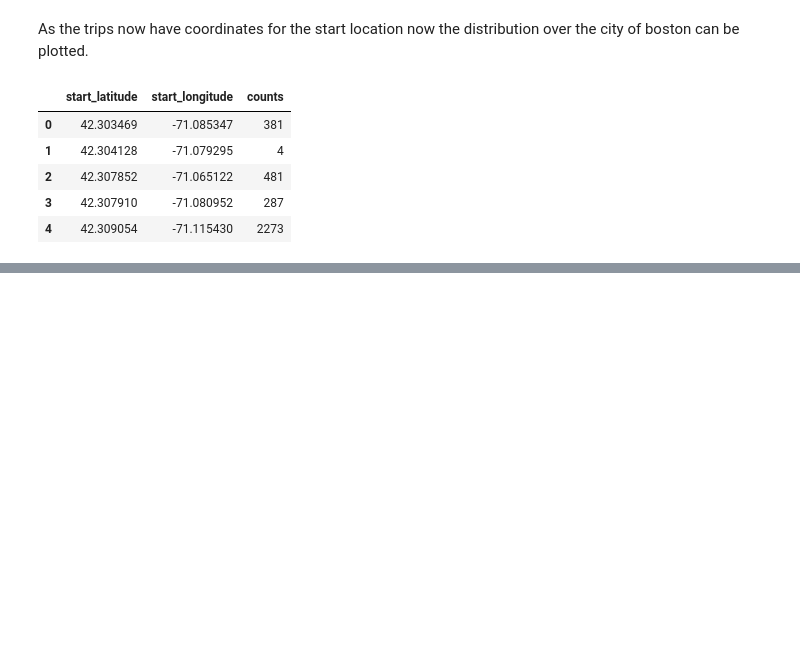
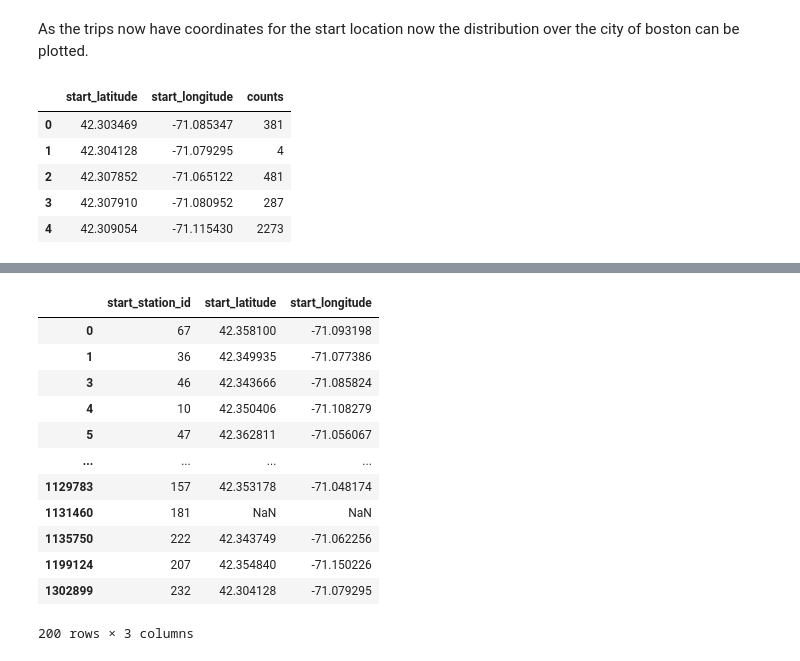
Before and after one commit to NinoVo931/AA_Project, a Jupyter notebook: Station_Cleaning.ipynb, the cells around one changed output, grey strips where cells are left out. Cells and saved outputs as stored; diff of their text form; code cells hidden in the pictures; blank space fills up the shorter version.

```diff
--- a/Station_Cleaning.ipynb
+++ b/Station_Cleaning.ipynb
@@ -295,0 +295,18 @@ colors = [
+# %%
+clusterStationInfo = df_Trips_Start_Coord[['start_station_id', 'start_latitude', 'start_longitude']].drop_duplicates()
+
+clusterStationInfo
+# %% [output]
+|  | start_station_id | start_latitude | start_longitude |
+| 0 | 67 | 42.358100 | -71.093198 |
+| 1 | 36 | 42.349935 | -71.077386 |
+| 3 | 46 | 42.343666 | -71.085824 |
+| 4 | 10 | 42.350406 | -71.108279 |
+| 5 | 47 | 42.362811 | -71.056067 |
+| ... | ... | ... | ... |
+| 1129783 | 157 | 42.353178 | -71.048174 |
+| 1131460 | 181 | NaN | NaN |
+| 1135750 | 222 | 42.343749 | -71.062256 |
+| 1199124 | 207 | 42.354840 | -71.150226 |
+| 1302899 | 232 | 42.304128 | -71.079295 |
+200 rows × 3 columns
```
Also changed, not shown: parts of 9 cells of this notebook, 1 other file.
